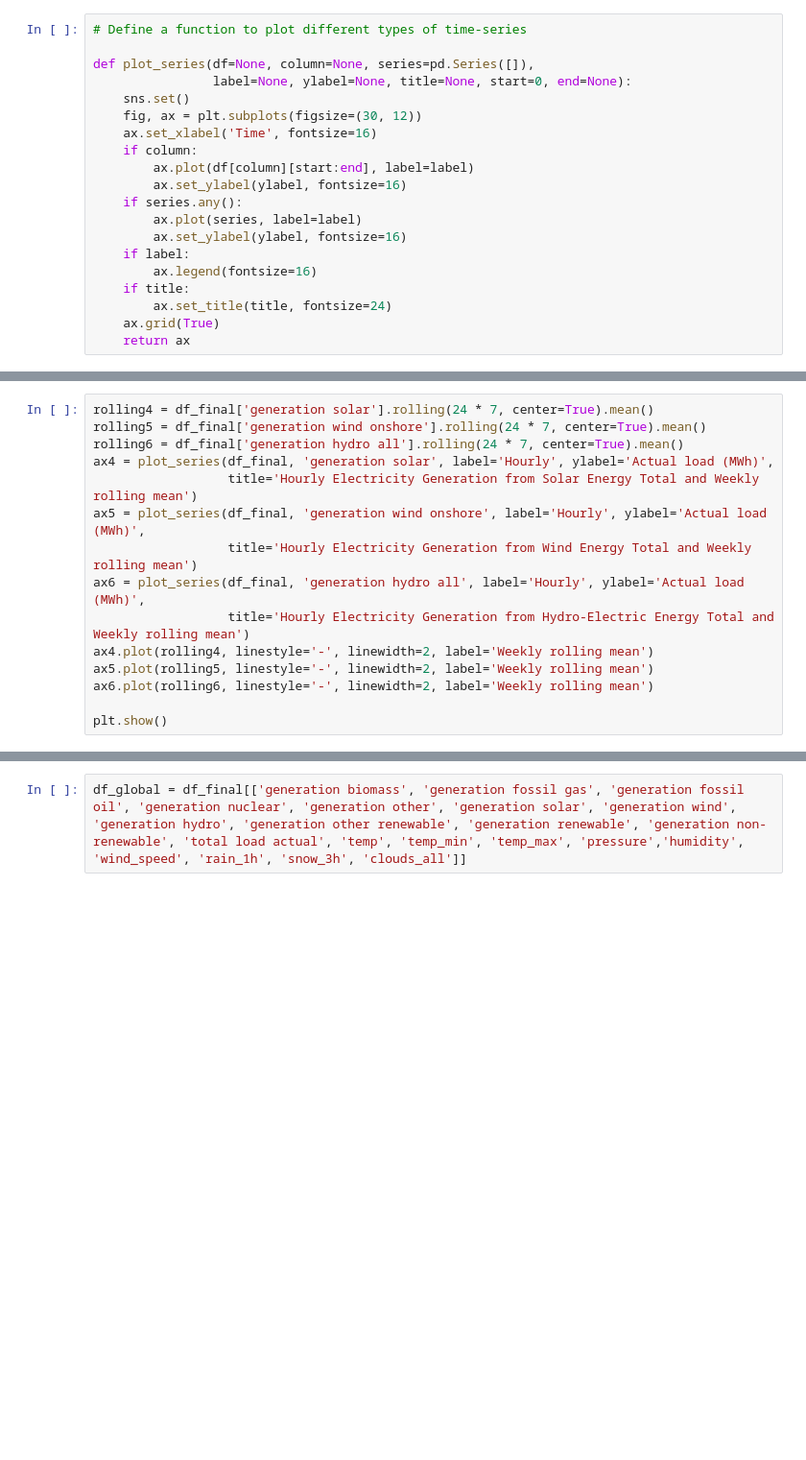
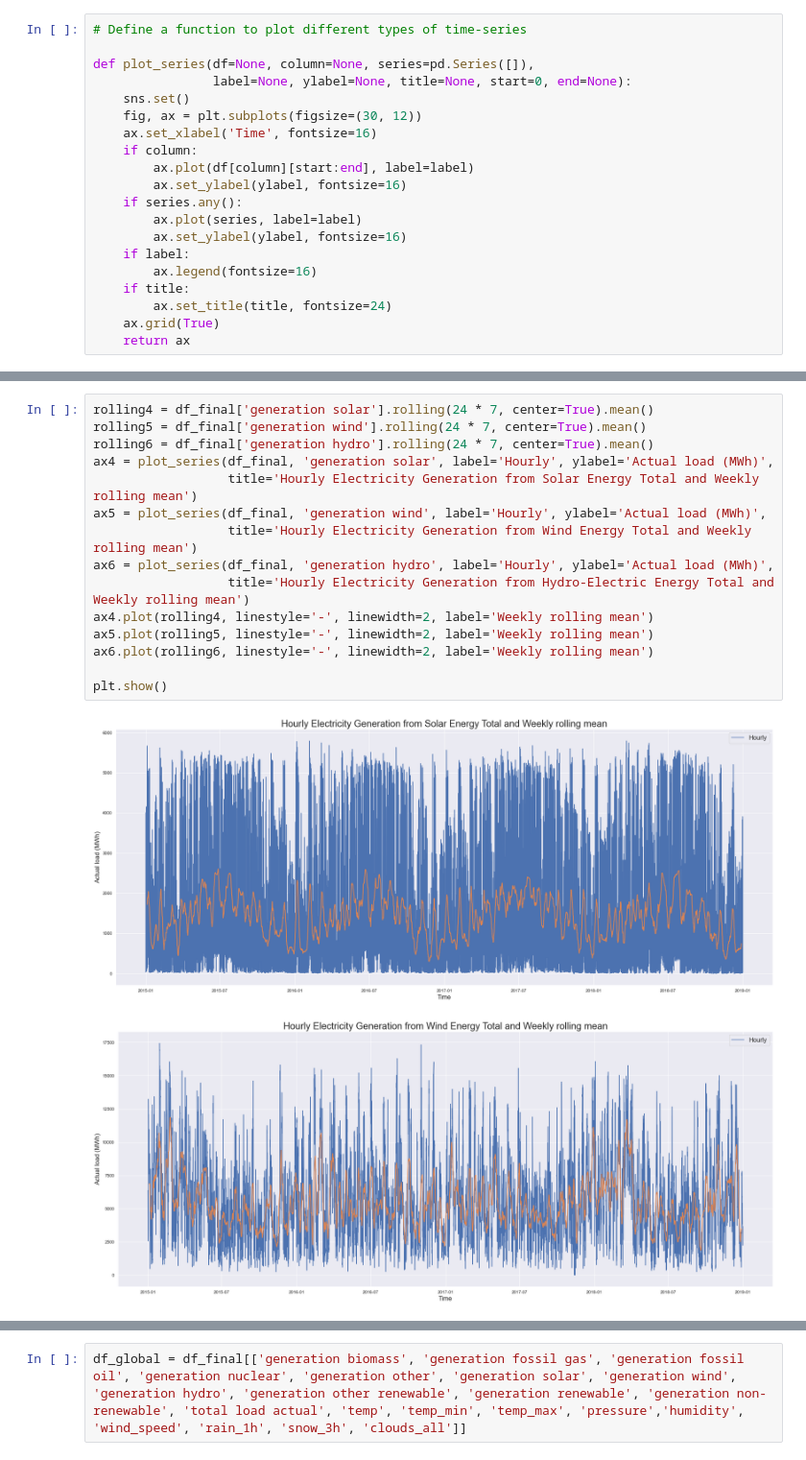
Before and after one commit to lorenzrossi/Bayesian-Analysis, a Jupyter notebook: ugo.ipynb, the cells around one changed output, grey strips where cells are left out. Shown at 96% size. Drawn from its saved outputs; the diff is of its cells as text; blank space fills up the shorter version.

```diff
--- a/ugo.ipynb
+++ b/ugo.ipynb
@@ -489,15 +559,18 @@ plt.show()
 # %%
 rolling4 = df_final['generation solar'].rolling(24 * 7, center=True).mean()
-rolling5 = df_final['generation wind onshore'].rolling(24 * 7, center=True).mean()
-rolling6 = df_final['generation hydro all'].rolling(24 * 7, center=True).mean()
+rolling5 = df_final['generation wind'].rolling(24 * 7, center=True).mean()
+rolling6 = df_final['generation hydro'].rolling(24 * 7, center=True).mean()
 ax4 = plot_series(df_final, 'generation solar', label='Hourly', ylabel='Actual load (MWh)',
                   title='Hourly Electricity Generation from Solar Energy Total and Weekly rolling mean')
-ax5 = plot_series(df_final, 'generation wind onshore', label='Hourly', ylabel='Actual load (MWh)',
+ax5 = plot_series(df_final, 'generation wind', label='Hourly', ylabel='Actual load (MWh)',
                   title='Hourly Electricity Generation from Wind Energy Total and Weekly rolling mean')
-ax6 = plot_series(df_final, 'generation hydro all', label='Hourly', ylabel='Actual load (MWh)',
+ax6 = plot_series(df_final, 'generation hydro', label='Hourly', ylabel='Actual load (MWh)',
                   title='Hourly Electricity Generation from Hydro-Electric Energy Total and Weekly rolling mean')
 ax4.plot(rolling4, linestyle='-', linewidth=2, label='Weekly rolling mean')
 ax5.plot(rolling5, linestyle='-', linewidth=2, label='Weekly rolling mean')
 ax6.plot(rolling6, linestyle='-', linewidth=2, label='Weekly rolling mean')
 
 plt.show()
+# %% [output]
+[figure, added]
+[figure, added]
```
Also changed, not shown: parts of 82 cells of this notebook.
